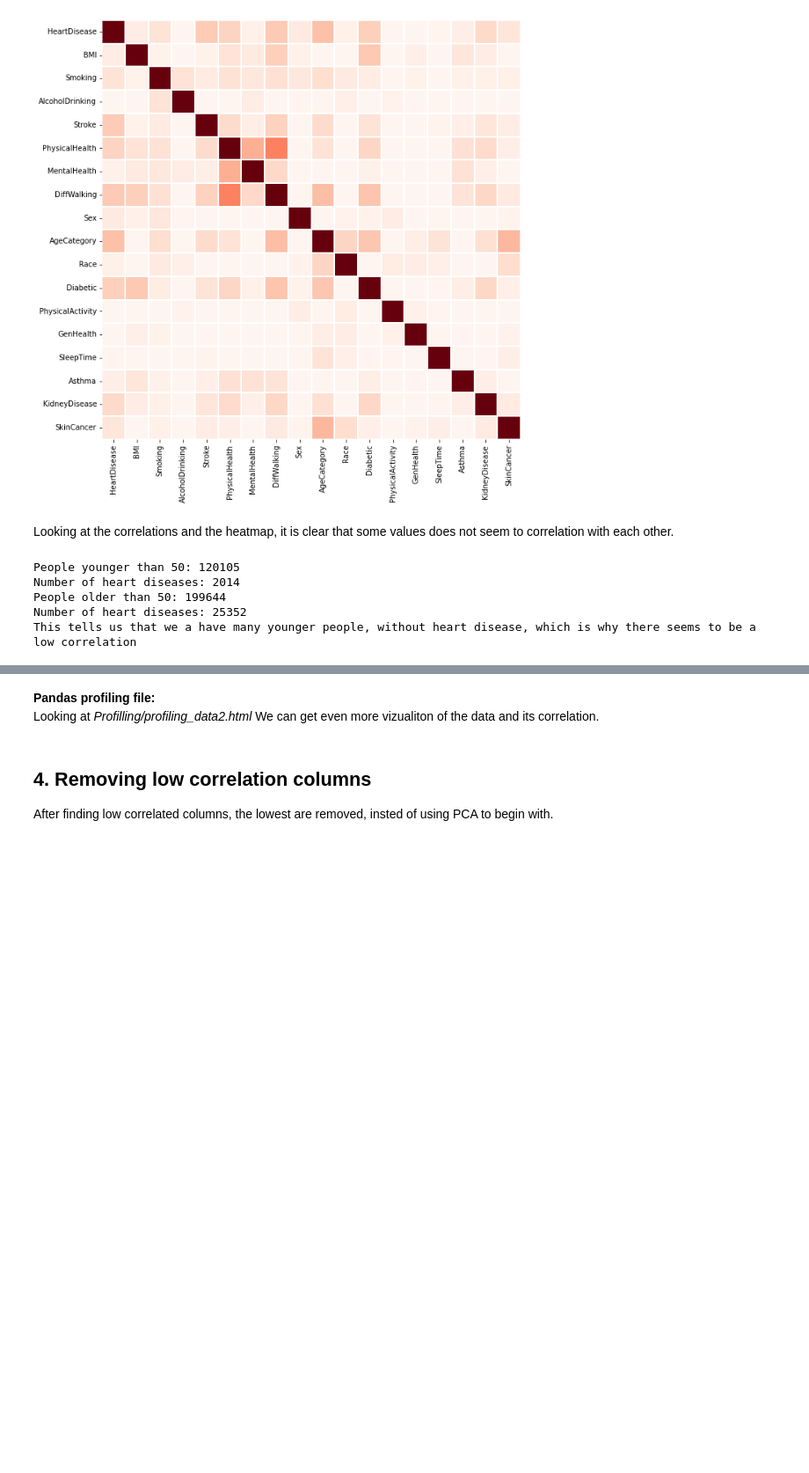
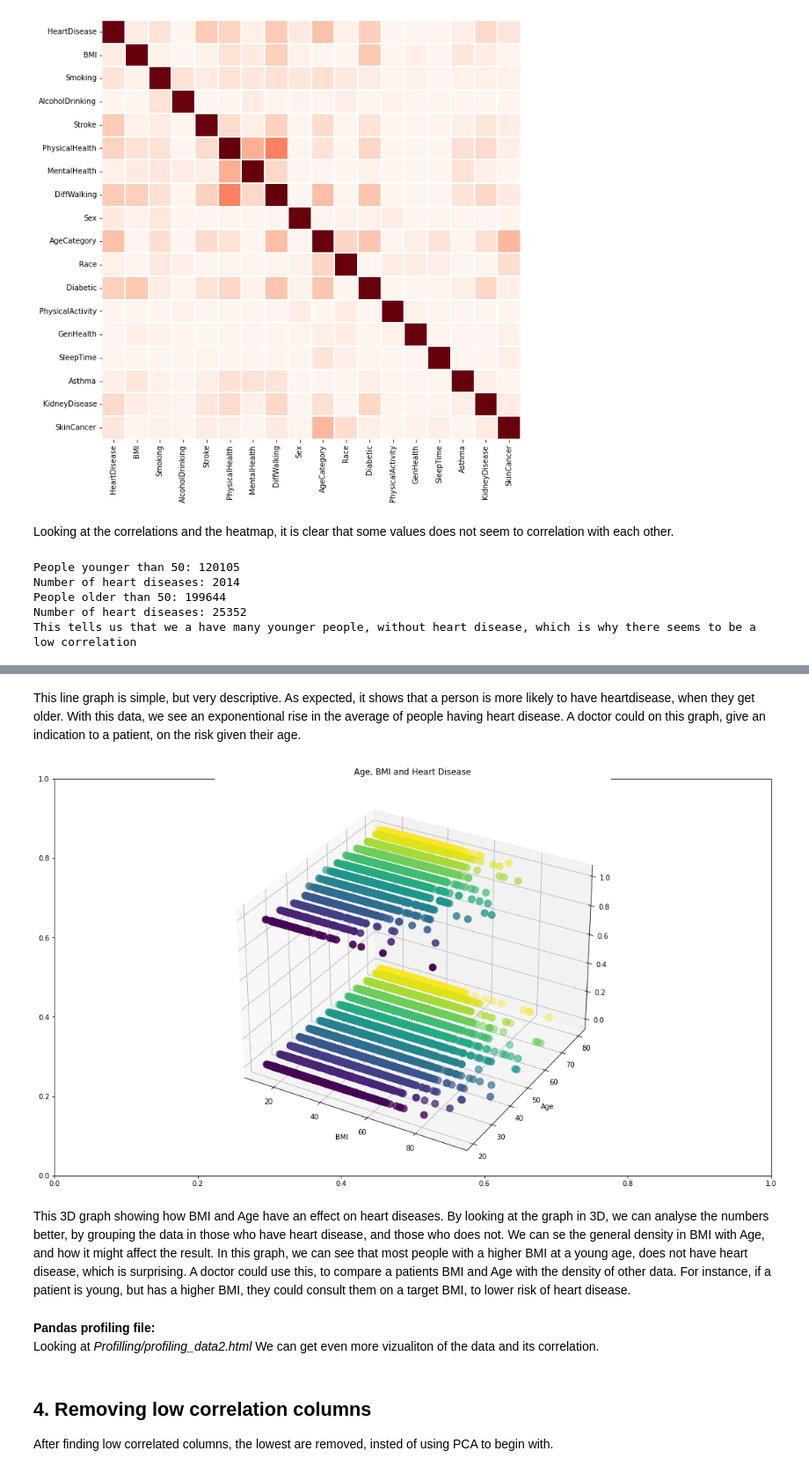
Before and after one commit to SebastianBentley/DSExam2022, a Jupyter notebook: Data2.ipynb, the cells around one changed output, grey strips where cells are left out. Shown at 88% size. Cells and saved outputs as stored; diff of their text form; code cells hidden in the pictures; blank space fills up the shorter version.

Commit message:
new charsts and descriptive

```diff
--- a/Data2.ipynb
+++ b/Data2.ipynb
@@ -256,3 +241,20 @@ p_df.groupby('BMI')['HeartDisease'].mean().plot(kind='bar')
+# %% [markdown]
+This line graph is simple, but very descriptive. As expected, it shows that a person is more likely to have heartdisease, when they get older. With this data, we see an exponentional rise in the average of people having heart disease. A doctor could on this graph, give an indication to a patient, on the risk given their age.
+# %%
+fig = plt.figure()
+plt.title('Age, BMI and Heart Disease')
+ax = fig.add_subplot(111, projection='3d')
+ax.scatter(p_df.BMI, p_df.AgeCategory, p_df.HeartDisease, marker='o', c=p_df.AgeCategory, s=100)
+ax.figure.set_size_inches(18.5, 10.5)
+plt.xlabel('BMI')
+plt.ylabel('Age')
+plt.savefig('static/BMIAgeHeart.png')
+plt.show()
+# %% [output]
+[figure, added]
+# %% [markdown]
+This 3D graph showing how BMI and Age have an effect on heart diseases.
+By looking at the graph in 3D, we can analyse the numbers better, by grouping the data in those who have heart disease, and those who does not. We can se the general density in BMI with Age, and how it might affect the result. In this graph, we can see that most people with a higher BMI at a young age, does not have heart disease, which is surprising. A doctor could use this, to compare a patients BMI and Age with the density of other data. For instance, if a patient is young, but has a higher BMI, they could consult them on a target BMI, to lower risk of heart disease.
 # %% [markdown]
 **Pandas profiling file:**\
 Looking at *Profilling/profiling_data2.html* We can get even more vizualiton of the data and its correlation.
```
Also changed, not shown: parts of 5 cells of this notebook, 2 other files.
